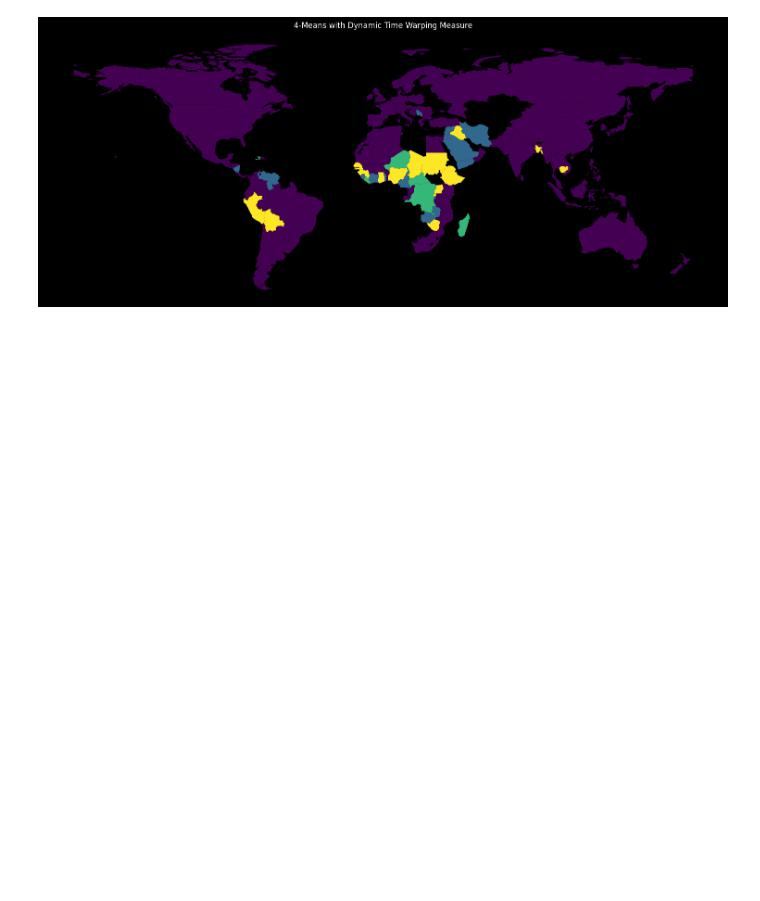
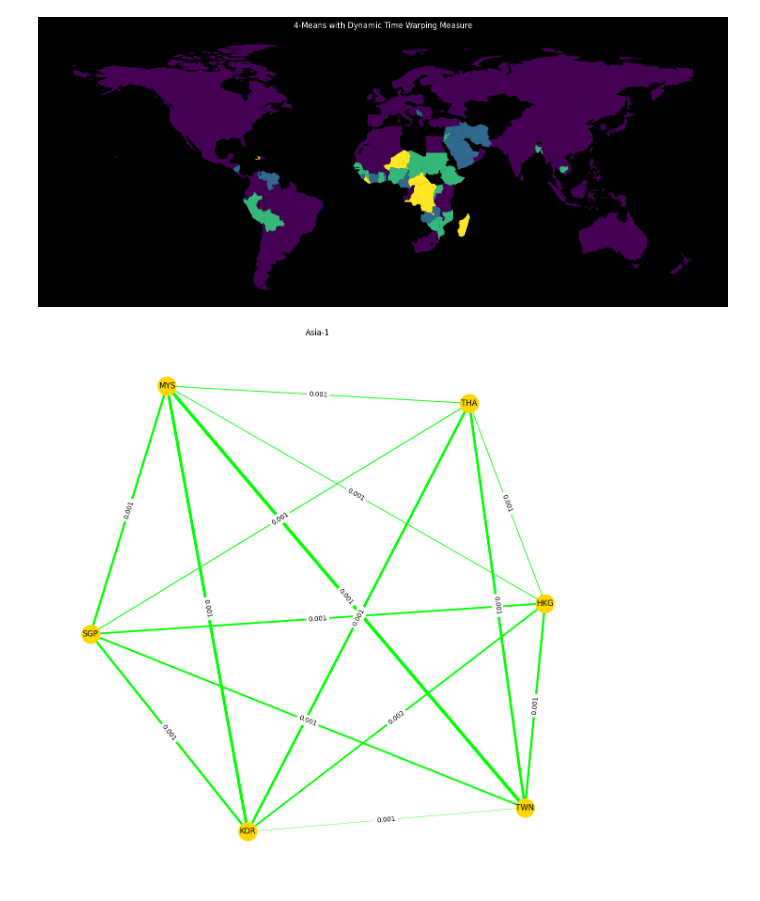
Before and after one commit to GeorgeKontos14/HPB-Economy, a Jupyter notebook: pipeline.ipynb, the cells around one changed output. Cells and saved outputs as stored; diff of their text form; code cells hidden in the pictures; blank space fills up the shorter version.

Commit message:
Clustering Post-Processing

```diff
--- a/pipeline.ipynb
+++ b/pipeline.ipynb
@@ -15,11 +15,15 @@ names_path = "Data/names.txt"
 gdp_path = "Data/yp_raw.csv"
 population_path = "Data/pop_raw.csv"
 currency_path = "Data/currency.csv"
+locations_path = "Data/locations.csv"
 map_path = "Data/Map/ne_110m_admin_0_countries.shp"
+groups_path = "Data/groups.txt"
 # %%
 names, gdp, pop, currency, map = DataUtils.load_clustering_data(
     names_path, gdp_path, population_path, currency_path, map_path, n, T_gdp, T_pop, T
 )
+locations = DataUtils.load_locations(n, locations_path)
+groups = DataUtils.load_groups(groups_path)
 gdp_data = np.log(gdp[:, -T:])
 pop_data = pop[:, -T:]
 # %%
@@ -30,5 +34,7 @@ n_init = 100
 # %%
 y_km, centroids_km = TimeSeriesPartitions.kmeans_dtw(scaled_df, k, n_init)
 VisualUtils.show_clusters_on_map(names, y_km, map, '4-Means with Dynamic Time Warping Measure')
+PostProcessing.postprocess_clustering(scaled_data, locations, names, groups, y_km)
 # %% [output]
-[figure, old version]
+[figure, new version]
+[figure, added]
```
Also changed, not shown: parts of 3 cells of this notebook, 6 other files.
